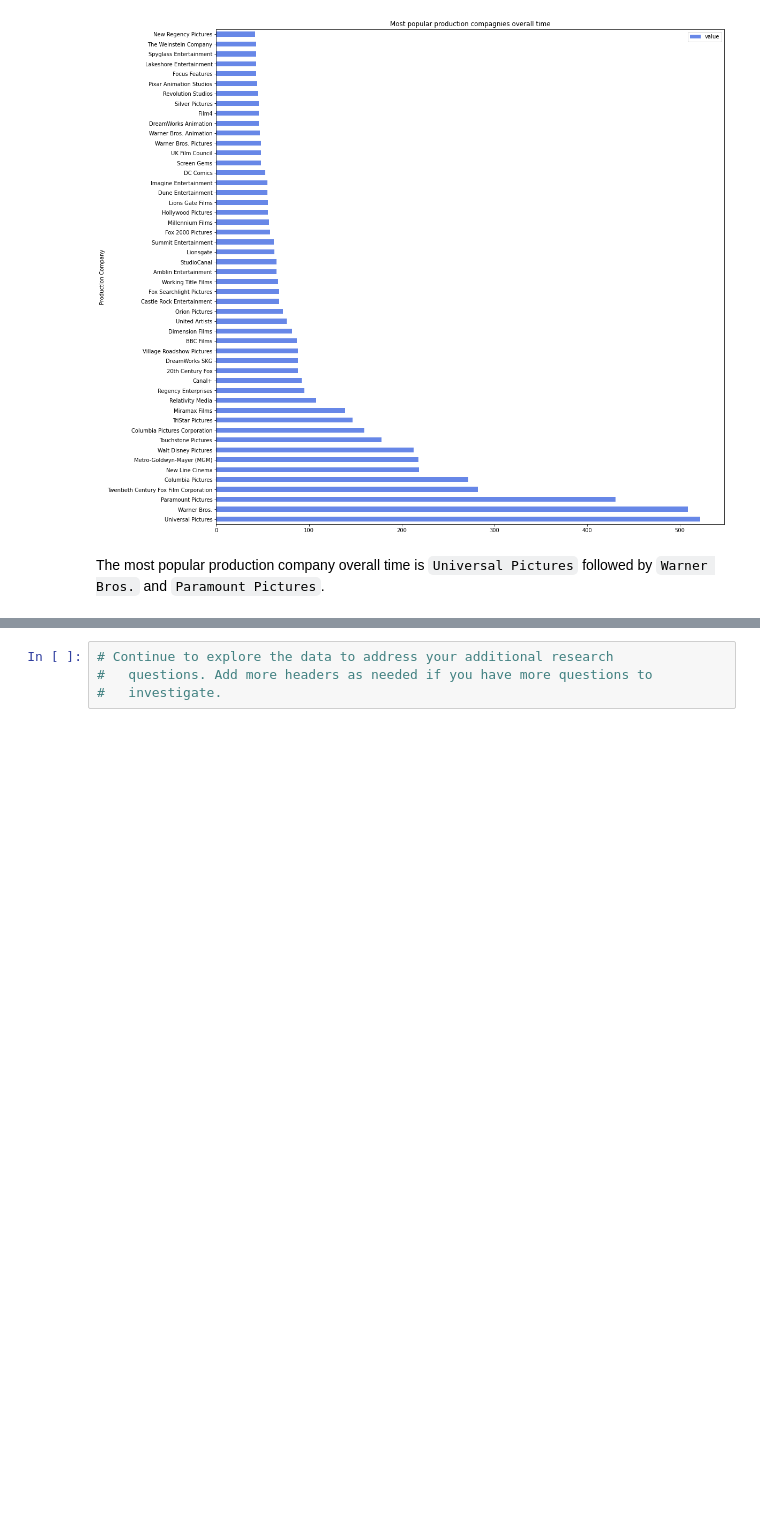
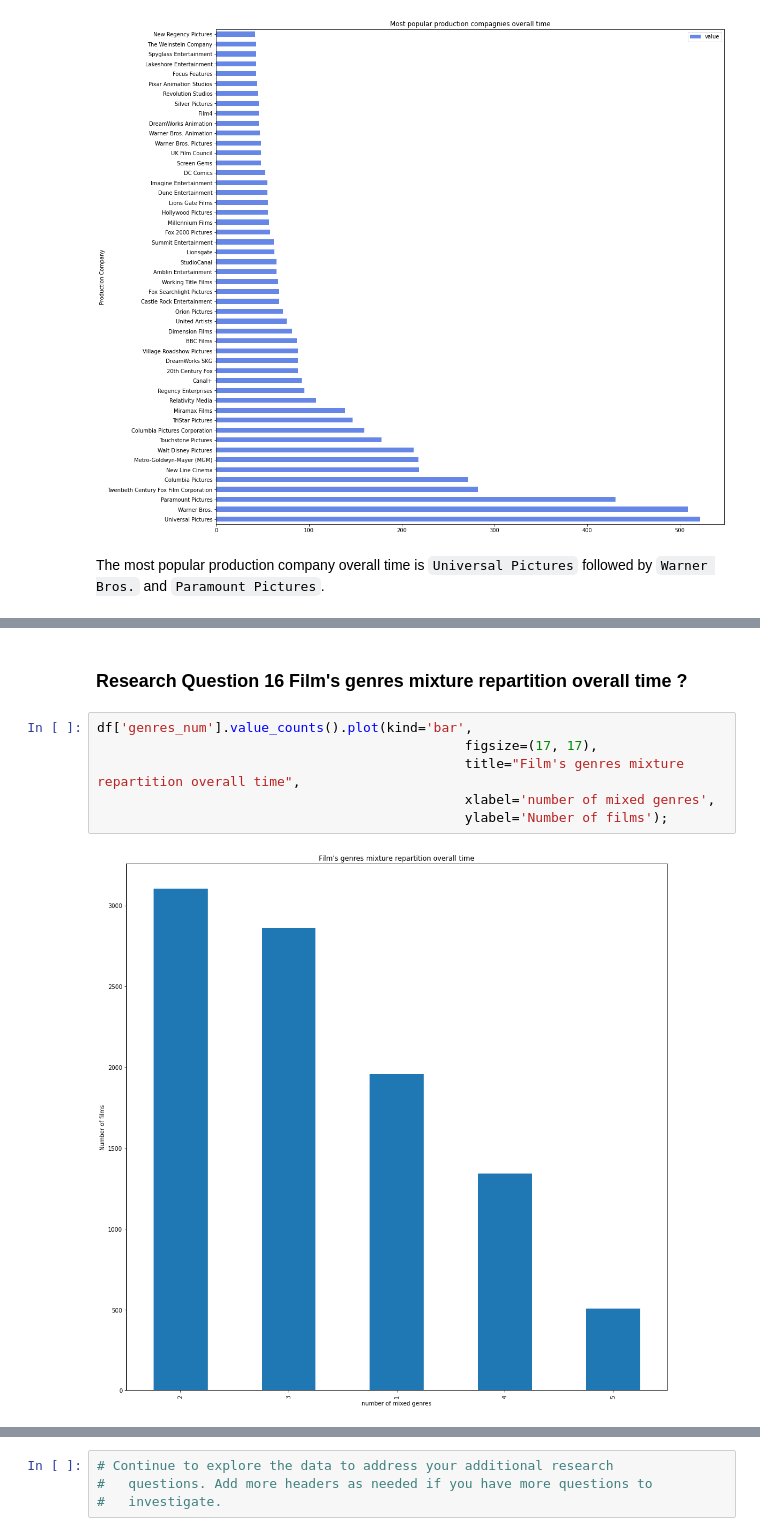
Before and after one commit to temajozias/Udacity-DataAnalystND-P1-Investigate-a-Dataset, a Jupyter notebook: Investigate_a_Dataset.ipynb, the cells around one changed output, grey strips where cells are left out. Drawn from its saved outputs; the diff is of its cells as text; blank space fills up the shorter version.

```diff
--- a/Investigate_a_Dataset.ipynb
+++ b/Investigate_a_Dataset.ipynb
@@ -657,0 +732,10 @@ The most popular production company overall time is `Universal Pictures` followe
+# %% [markdown]
+### Research Question 16 Film's genres mixture repartition overall time ?
+# %%
+df['genres_num'].value_counts().plot(kind='bar',
+                                               figsize=(17, 17),
+                                               title="Film's genres mixture repartition overall time",
+                                               xlabel='number of mixed genres',
+                                               ylabel='Number of films');
+# %% [output]
+[figure, added]
```
Also changed, not shown: parts of 42 cells of this notebook, 3 other files.
